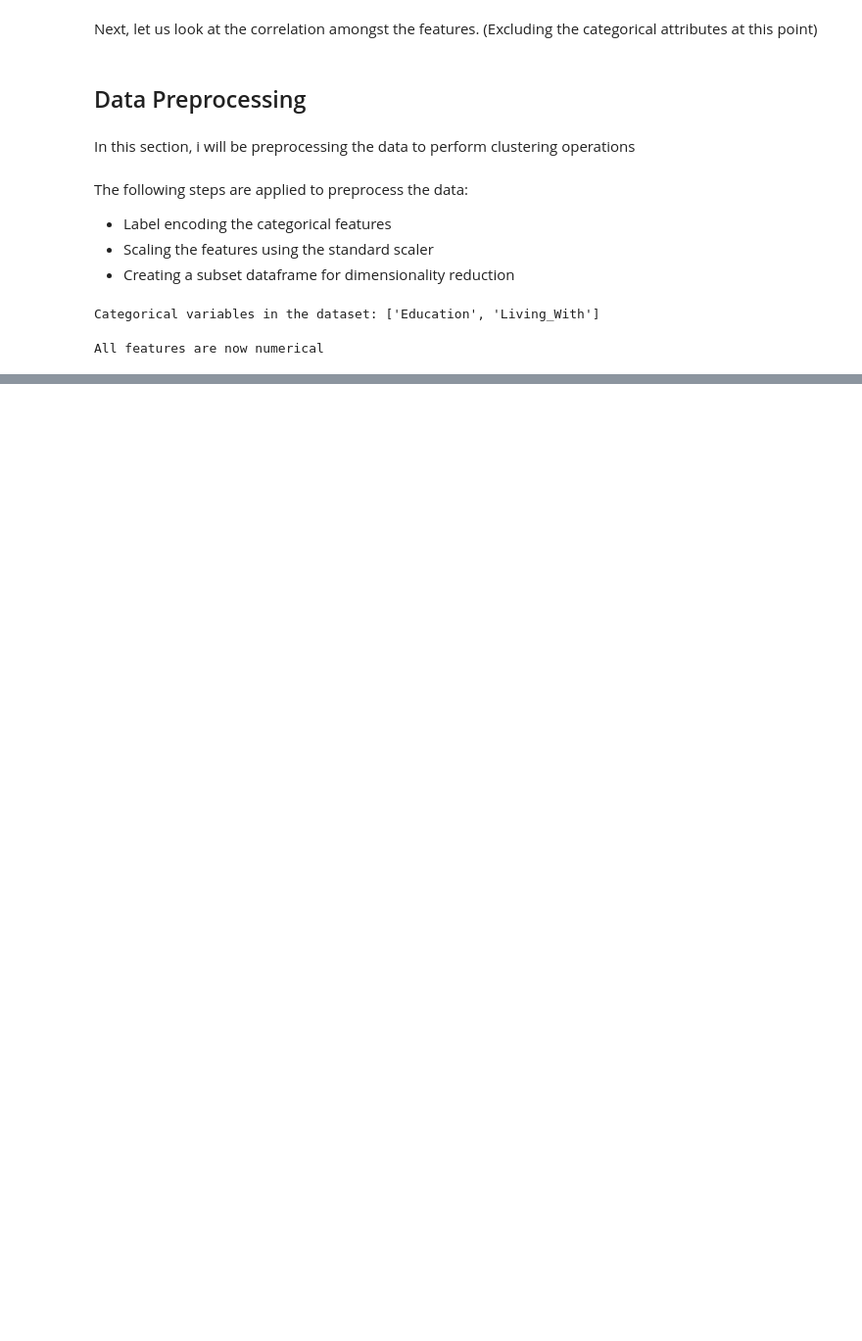
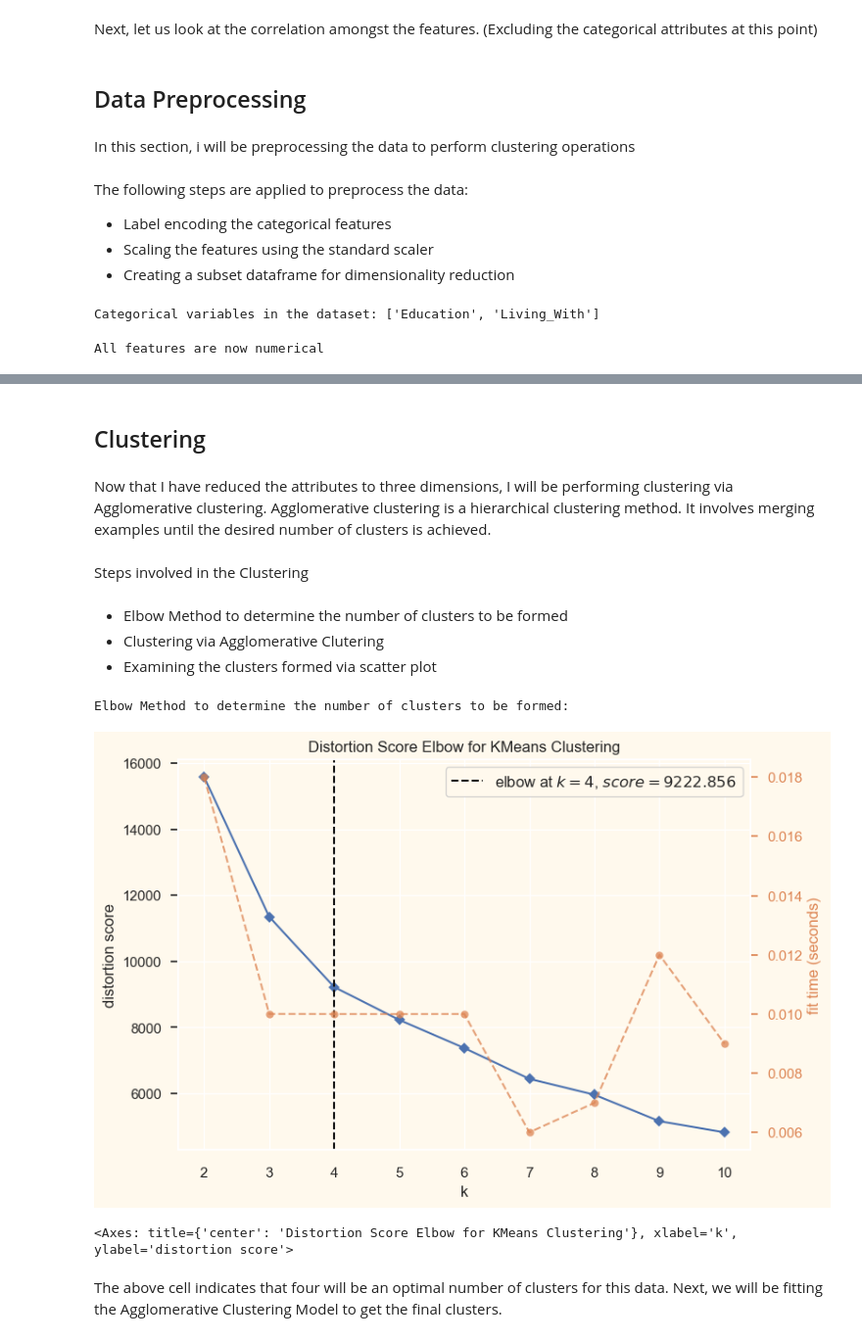
Before and after one commit to baohuy2209/customer-segmentation, a Jupyter notebook: k-means.ipynb, the cells around one changed output, grey strips where cells are left out. Shown at 98% size. Drawn from its saved outputs; the diff is of its cells as text; code cells hidden in the pictures; blank space fills up the shorter version.

```diff
--- a/k-means.ipynb
+++ b/k-means.ipynb
@@ -366,0 +405,21 @@ Feature names unseen at fit time:
+# %% [markdown]
+## Clustering
+# %% [markdown]
+Now that I have reduced the attributes to three dimensions, I will be performing clustering via Agglomerative clustering. Agglomerative clustering is a hierarchical clustering method. It involves merging examples until the desired number of clusters is achieved.
+# %% [markdown]
+Steps involved in the Clustering
+# %% [markdown]
+- Elbow Method to determine the number of clusters to be formed
+- Clustering via Agglomerative Clutering
+- Examining the clusters formed via scatter plot
+# %%
+print('Elbow Method to determine the number of clusters to be formed:')
+Elbow_M = KElbowVisualizer(KMeans(), k=10)
+Elbow_M.fit(PCA_ds)
+Elbow_M.show()
+# %% [output]
+Elbow Method to determine the number of clusters to be formed:
+[figure, added]
+<Axes: title={'center': 'Distortion Score Elbow for KMeans Clustering'}, xlabel='k', ylabel='distortion score'>
+# %% [markdown]
+The above cell indicates that four will be an optimal number of clusters for this data. Next, we will be fitting the Agglomerative Clustering Model to get the final clusters.
```
Also changed, not shown: parts of 36 cells of this notebook.
